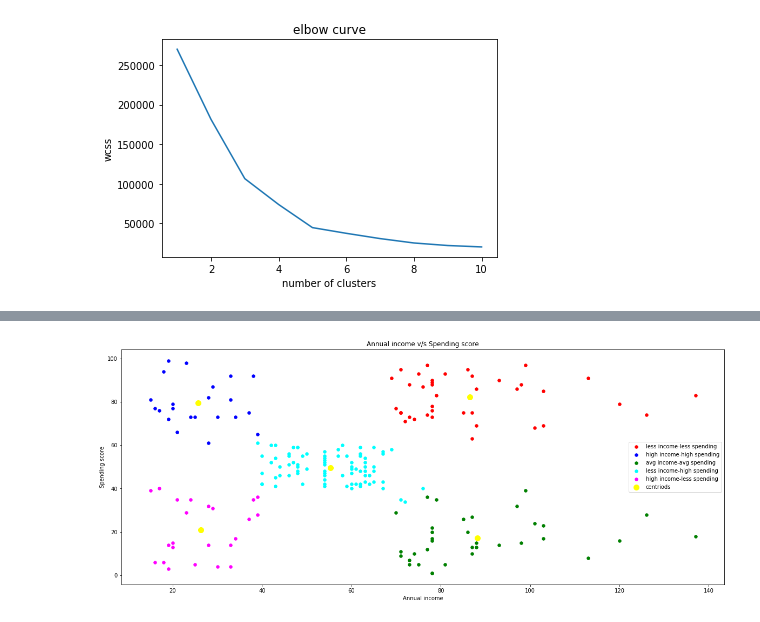
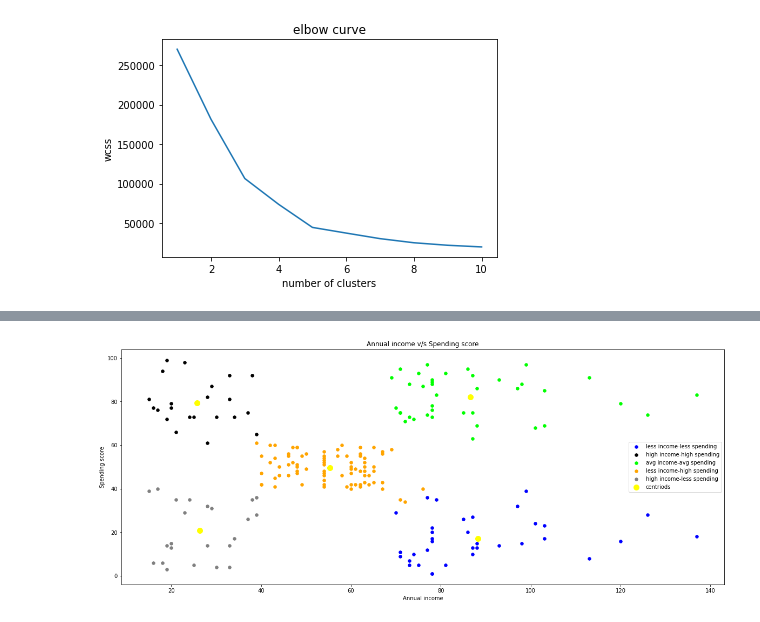
Before and after one commit to prakhar697/mall-customer-clustering, a Jupyter notebook: mall customer clustering.ipynb, the cells around one changed output, grey strips where cells are left out. Saved outputs shown, nothing was run; the diff lists cells and outputs as text; code cells hidden in the pictures.

```diff
--- a/mall customer clustering.ipynb
+++ b/mall customer clustering.ipynb
@@ -8,5 +13,5 @@ import matplotlib.pyplot as plt
 # %%
-data = pd.read_csv('customers.csv')
+data = pd.read_csv('/content/drive/My Drive/clustering/customers.csv')
 data.head()
 # %% [output]
 |  | CustomerID | Gender | Age | Annual Income (k$) | Spending Score (1-100) |
@@ -97,3 +219,4 @@ Ideal number of clusters for given dataset = 5
 # %%
-k1 = KMeans(n_clusters = 5 , init = 'k-means++', max_iter = 100, n_init = 10)
-y_kmeans = k1.fit_predict(x1)
+# using 2 as our ideal number of clusters
+k2 = KMeans(n_clusters = 5, init = 'k-means++', max_iter = 25, n_init = 10)
+y_kmeans = k2.fit_predict(x1)
@@ -100,16 +236,16 @@ y_kmeans = k1.fit_predict(x1)
 # %%
 # plotting scatter plot to plot out clusters with their centroids
 plt.figure(figsize = (20,8))
-plt.scatter(x1[y_kmeans==0,0],x1[y_kmeans==0,1],s=30,c='red',label = 'less income-less spending')
-plt.scatter(x1[y_kmeans==1,0],x1[y_kmeans==1,1],s=30,c='blue',label = 'high income-high spending')
-plt.scatter(x1[y_kmeans==2,0],x1[y_kmeans==2,1],s=30,c='green',label = 'avg income-avg spending')
-plt.scatter(x1[y_kmeans==3,0],x1[y_kmeans==3,1],s=30,c='cyan',label = 'less income-high spending')
-plt.scatter(x1[y_kmeans==4,0],x1[y_kmeans==4,1],s=30,c='magenta',label = 'high income-less spending')
+plt.scatter(x1[y_kmeans==0,0],x1[y_kmeans==0,1],s=30,c='blue',label = 'less income-less spending')
+plt.scatter(x1[y_kmeans==1,0],x1[y_kmeans==1,1],s=30,c='black',label = 'high income-high spending')
+plt.scatter(x1[y_kmeans==2,0],x1[y_kmeans==2,1],s=30,c='lime',label = 'avg income-avg spending')
+plt.scatter(x1[y_kmeans==3,0],x1[y_kmeans==3,1],s=30,c='orange',label = 'less income-high spending')
+plt.scatter(x1[y_kmeans==4,0],x1[y_kmeans==4,1],s=30,c='gray',label = 'high income-less spending')
 plt.scatter(k1.cluster_centers_[:,0],k1.cluster_centers_[:,1],s=100,c='yellow',label = 'centriods')
 plt.title('Annual income v/s Spending score')
 plt.xlabel('Annual income')
 plt.ylabel('Spending score')
 plt.legend()
 plt.show()
 # %% [output]
-[figure, old version]
+[figure, new version]
```
Also changed, not shown: parts of 8 cells of this notebook.
